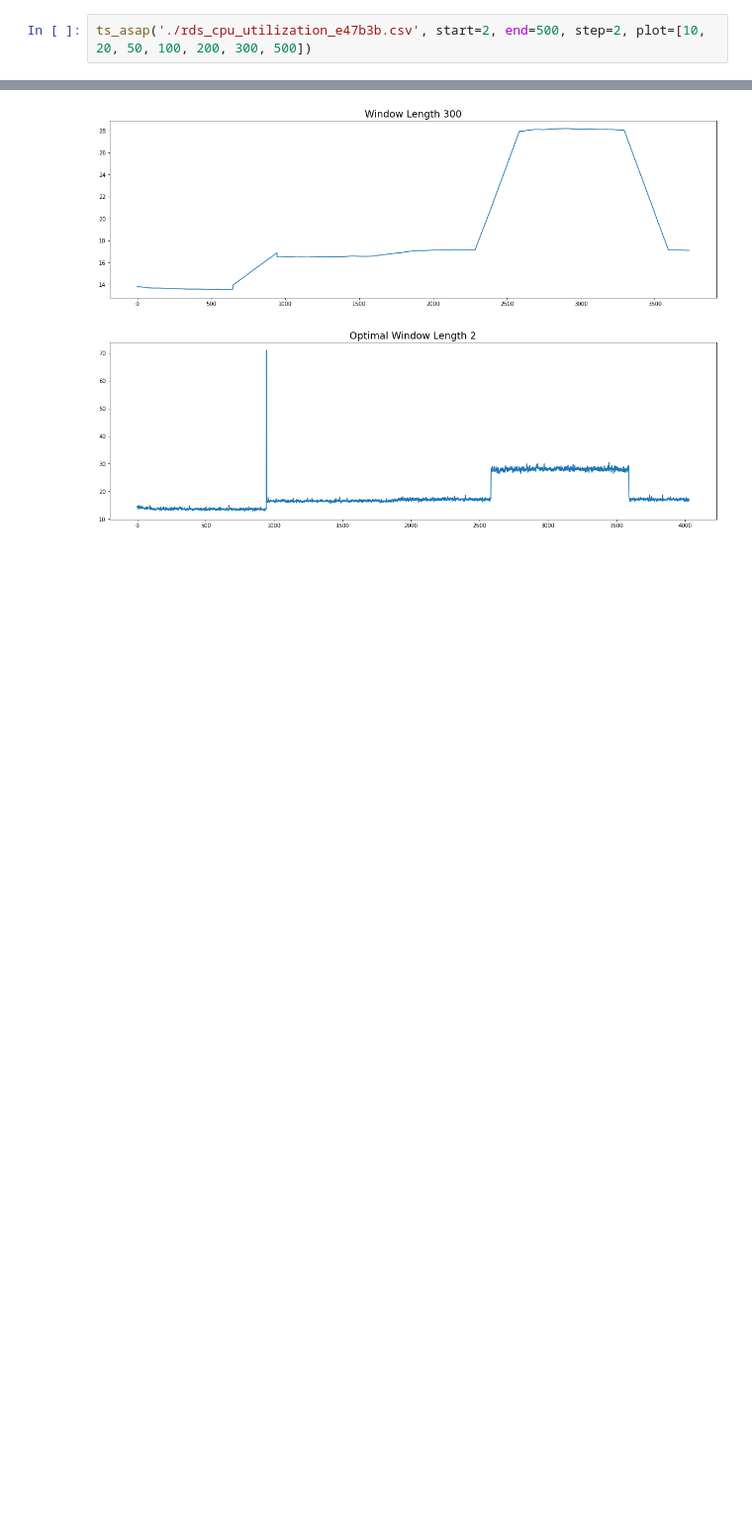
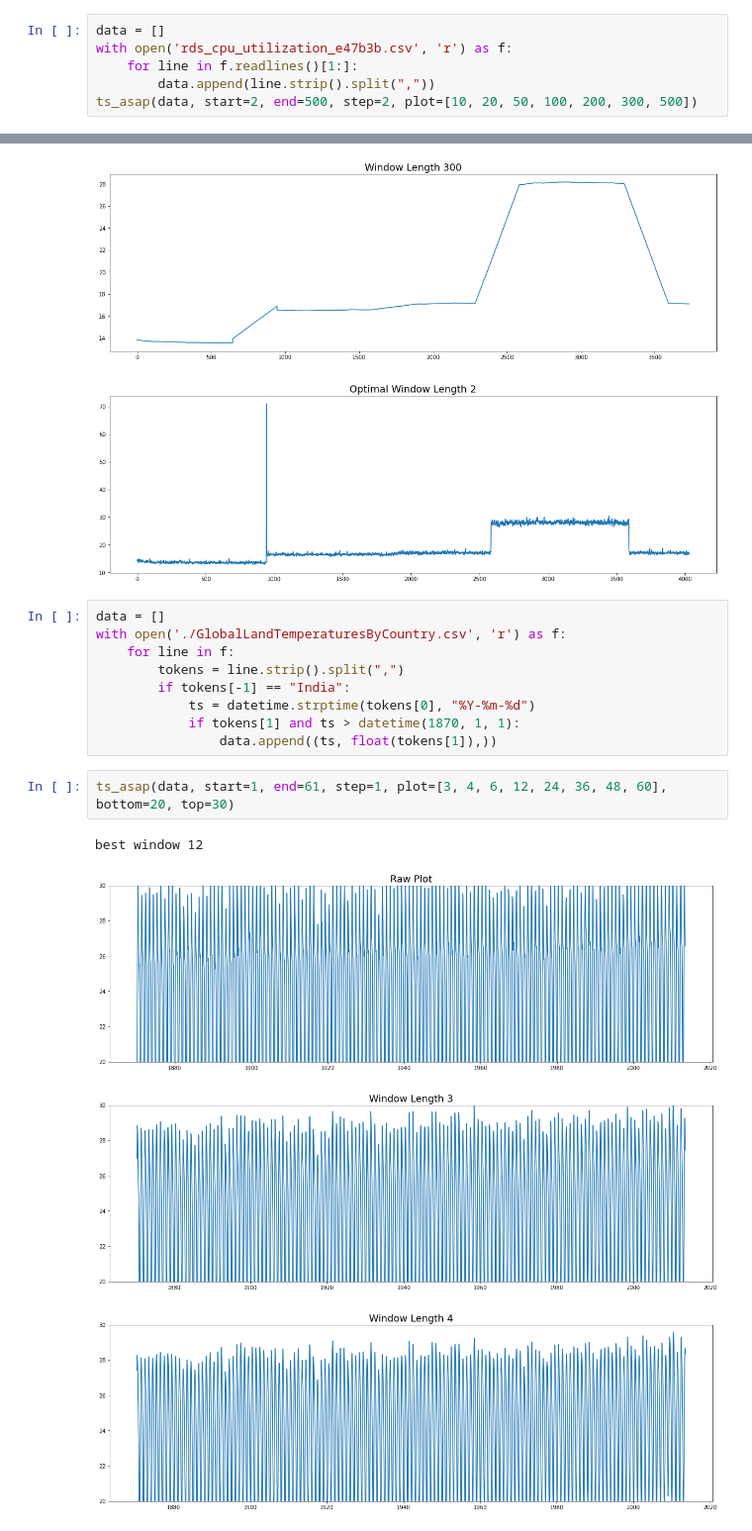
Before and after one commit to arpitbbhayani/ts-asap, a Jupyter notebook: ts-asap.ipynb, the cells around one changed output, grey strips where cells are left out. Shown at 99% size. Cells and saved outputs as stored; diff of their text form; blank space fills up the shorter version.

```diff
--- a/ts-asap.ipynb
+++ b/ts-asap.ipynb
@@ -108,5 +123,9 @@ best window 287
 # %%
-ts_asap('./rds_cpu_utilization_e47b3b.csv', start=2, end=500, step=2, plot=[10, 20, 50, 100, 200, 300, 500])
+data = []
+with open('rds_cpu_utilization_e47b3b.csv', 'r') as f:
+    for line in f.readlines()[1:]:
+        data.append(line.strip().split(","))
+ts_asap(data, start=2, end=500, step=2, plot=[10, 20, 50, 100, 200, 300, 500])
 # %% [output]
 best window 2
 [figure]
@@ -117,3 +136,19 @@ best window 2
 [figure]
 [figure]
 [figure]
+# %%
+data = []
+with open('./GlobalLandTemperaturesByCountry.csv', 'r') as f:
+    for line in f:
+        tokens = line.strip().split(",")
+        if tokens[-1] == "India":
+            ts = datetime.strptime(tokens[0], "%Y-%m-%d")
+            if tokens[1] and ts > datetime(1870, 1, 1):
+                data.append((ts, float(tokens[1]),))
+# %%
+ts_asap(data, start=1, end=61, step=1, plot=[3, 4, 6, 12, 24, 36, 48, 60], bottom=20, top=30)
+# %% [output]
+best window 12
+[figure, added]
+[figure, added]
+[figure, added]
```
Also changed, not shown: parts of 10 cells of this notebook, 1 other file.
